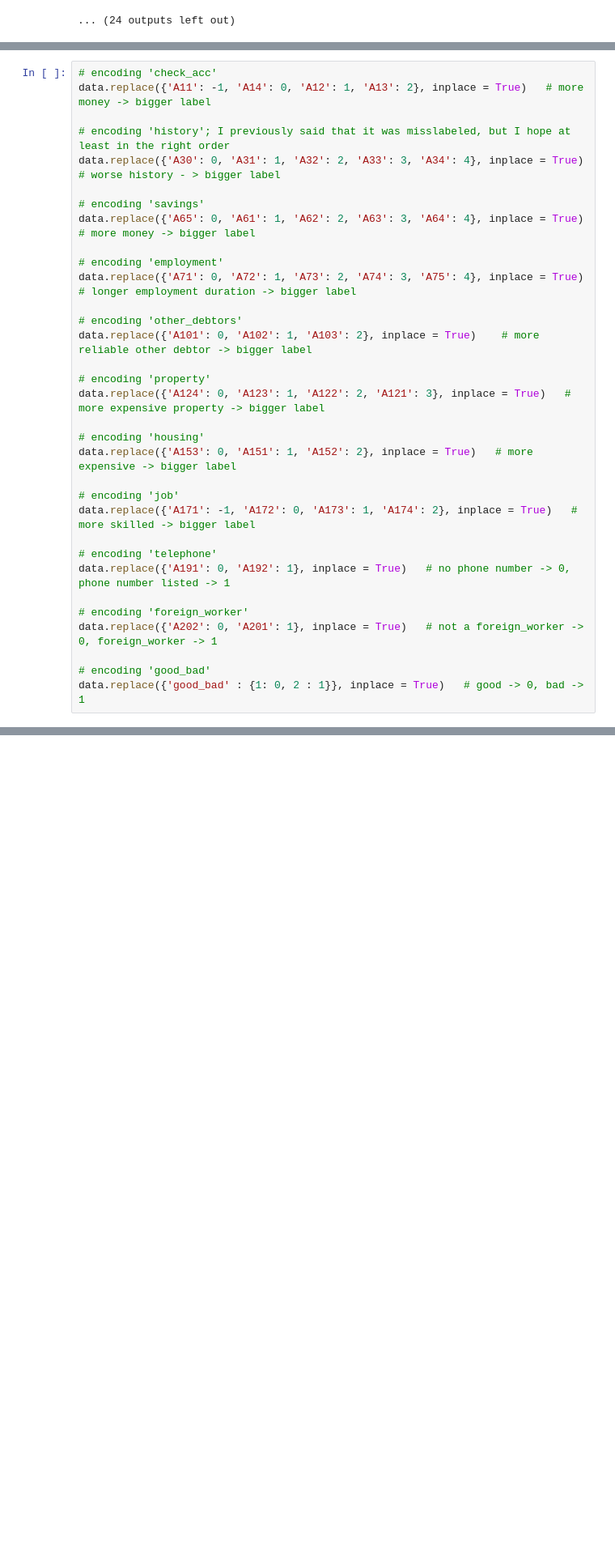
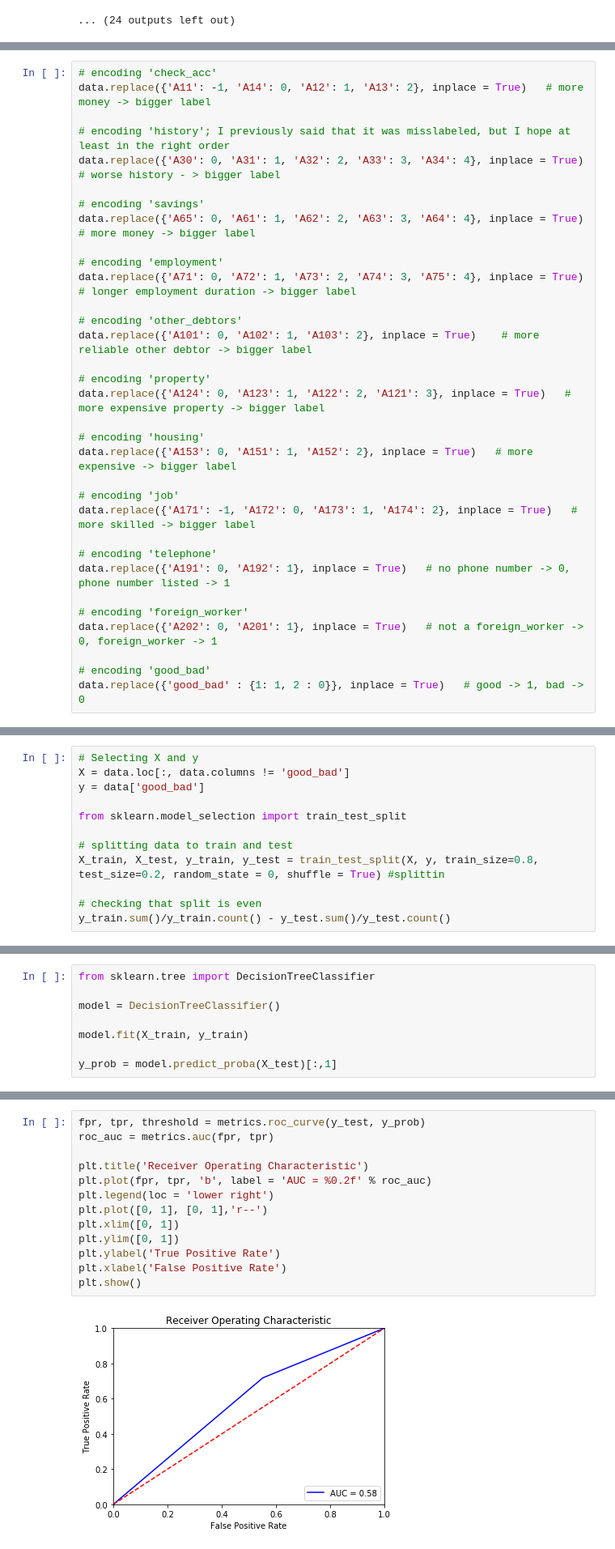
Before and after one commit to aza-atabayev/credit_scorecard, a Jupyter notebook: credit_scorecard.ipynb, the cells around one changed output, grey strips where cells are left out. Shown at 81% size. Saved outputs shown, nothing was run; the diff lists cells and outputs as text; blank space fills up the shorter version.

Commit message:
Built baseline model and drew ROC curves

```diff
--- a/credit_scorecard.ipynb
+++ b/credit_scorecard.ipynb
@@ -324,7 +326,7 @@ data.replace({'A191': 0, 'A192': 1}, inplace = True)   # no phone number -> 0, p
 data.replace({'A202': 0, 'A201': 1}, inplace = True)   # not a foreign_worker -> 0, foreign_worker -> 1
 
 # encoding 'good_bad'
-data.replace({'good_bad' : {1: 0, 2 : 1}}, inplace = True)   # good -> 0, bad -> 1
+data.replace({'good_bad' : {1: 1, 2 : 0}}, inplace = True)   # good -> 1, bad -> 0
 # %%
 data.info()
 # %% [output]
@@ -365,3 +367,15 @@ data = data.join(one_hot)
 one_hot = pd.get_dummies(data['other_installment_plan'])
 data.drop('other_installment_plan', axis = 1, inplace = True)
 data = data.join(one_hot)
+# %%
+# Selecting X and y
+X = data.loc[:, data.columns != 'good_bad']
+y = data['good_bad']
+
+from sklearn.model_selection import train_test_split
+
+# splitting data to train and test
+X_train, X_test, y_train, y_test = train_test_split(X, y, train_size=0.8, test_size=0.2, random_state = 0, shuffle = True) #splittin
+
+# checking that split is even
+y_train.sum()/y_train.count() - y_test.sum()/y_test.count()
@@ -367,0 +389,8 @@ data = data.join(one_hot)
+# %%
+from sklearn.tree import DecisionTreeClassifier
+
+model = DecisionTreeClassifier()
+
+model.fit(X_train, y_train)
+
+y_prob = model.predict_proba(X_test)[:,1]
@@ -367,0 +399,15 @@ data = data.join(one_hot)
+# %%
+fpr, tpr, threshold = metrics.roc_curve(y_test, y_prob)
+roc_auc = metrics.auc(fpr, tpr)
+
+plt.title('Receiver Operating Characteristic')
+plt.plot(fpr, tpr, 'b', label = 'AUC = %0.2f' % roc_auc)
+plt.legend(loc = 'lower right')
+plt.plot([0, 1], [0, 1],'r--')
+plt.xlim([0, 1])
+plt.ylim([0, 1])
+plt.ylabel('True Positive Rate')
+plt.xlabel('False Positive Rate')
+plt.show()
+# %% [output]
+[figure, added]
```
Also changed, not shown: parts of 9 cells of this notebook, 1 other file.
